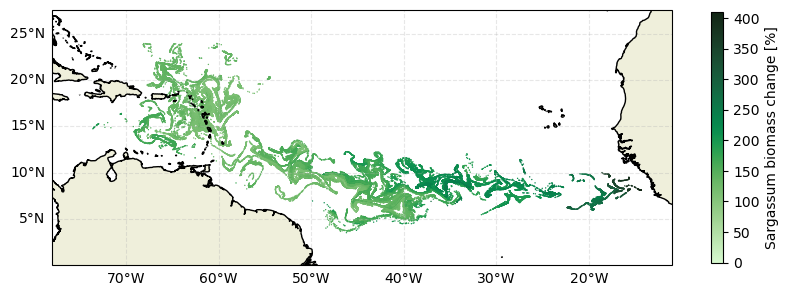
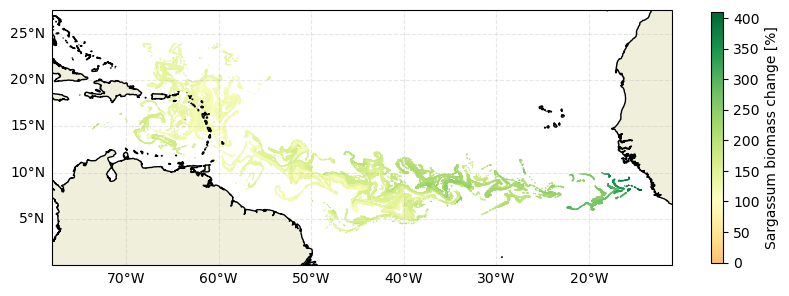
Code edit (unified diff) that turned the first committed figure into the second:
--- before
+++ after
@@ -6,6 +6,12 @@
 clim = [0, np.nanmax(vals)]
 
-cscat = ax.scatter(ds.lon[:,-1], ds.lat[:,-1], c = vals, clim=clim,
-                   cmap=cmo.algae, s=1, linewidth=0, transform=ccrs.PlateCarree(), zorder=1)
+max_dev = max(100, np.nanmax(vals) - 100)
+low_frac = (0 - (100 - max_dev)) / (2 * max_dev)
+high_frac = (np.nanmax(vals) - (100 - max_dev)) / (2 * max_dev)
+
+cropped_cmap = LinearSegmentedColormap.from_list('cropped_RdYlGn', plt.cm.RdYlGn(np.linspace(low_frac, high_frac, 256)))
+
+cscat = ax.scatter(ds.lon[:,-1], ds.lat[:,-1], c = vals, s=1, linewidth=0,
+                   cmap=cropped_cmap, vmin=0, vmax=np.nanmax(vals), transform=ccrs.PlateCarree(), zorder=1)
 
 ax.add_feature(cartopy.feature.COASTLINE.with_scale('10m'), zorder=2)

Commit: Updating color map for Figure 5